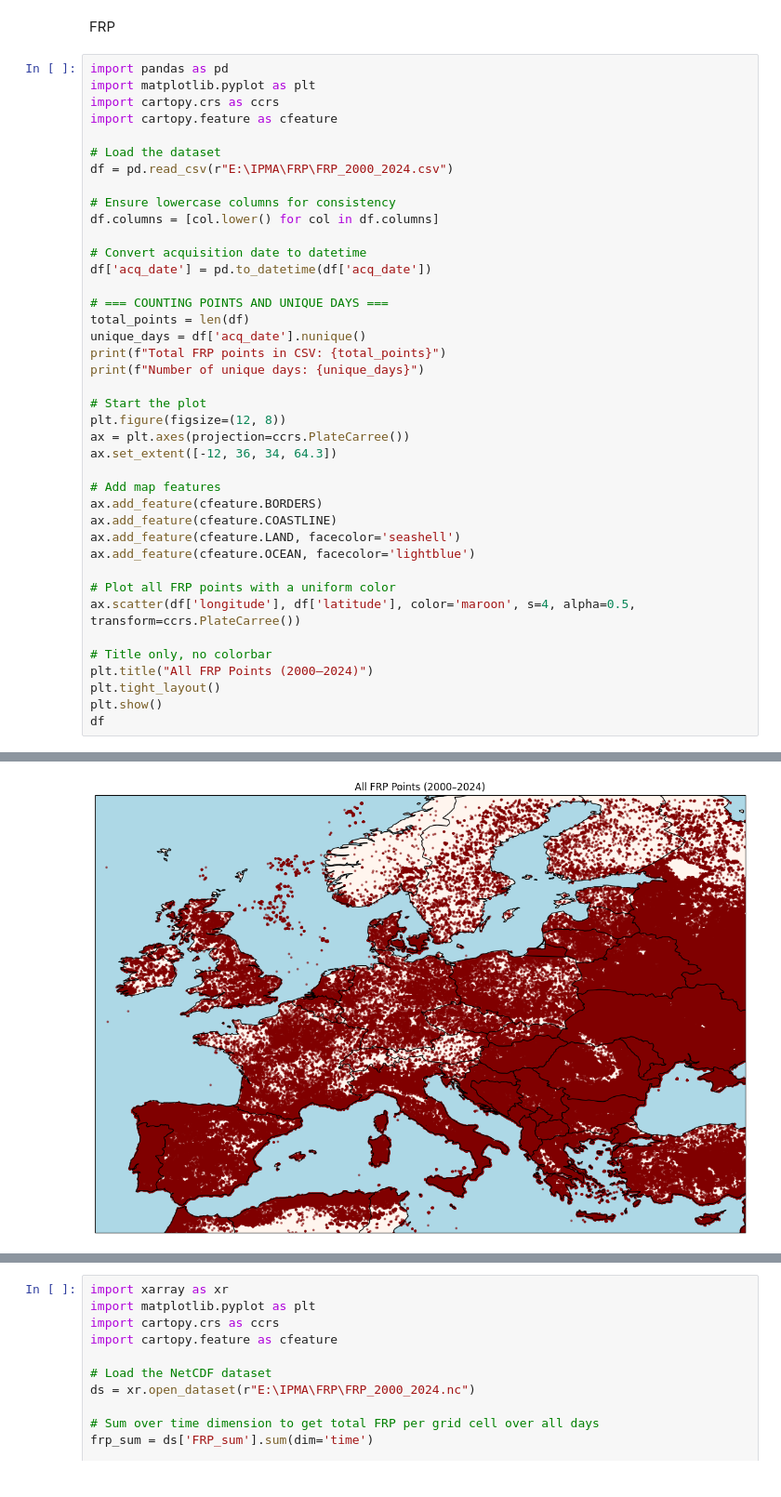
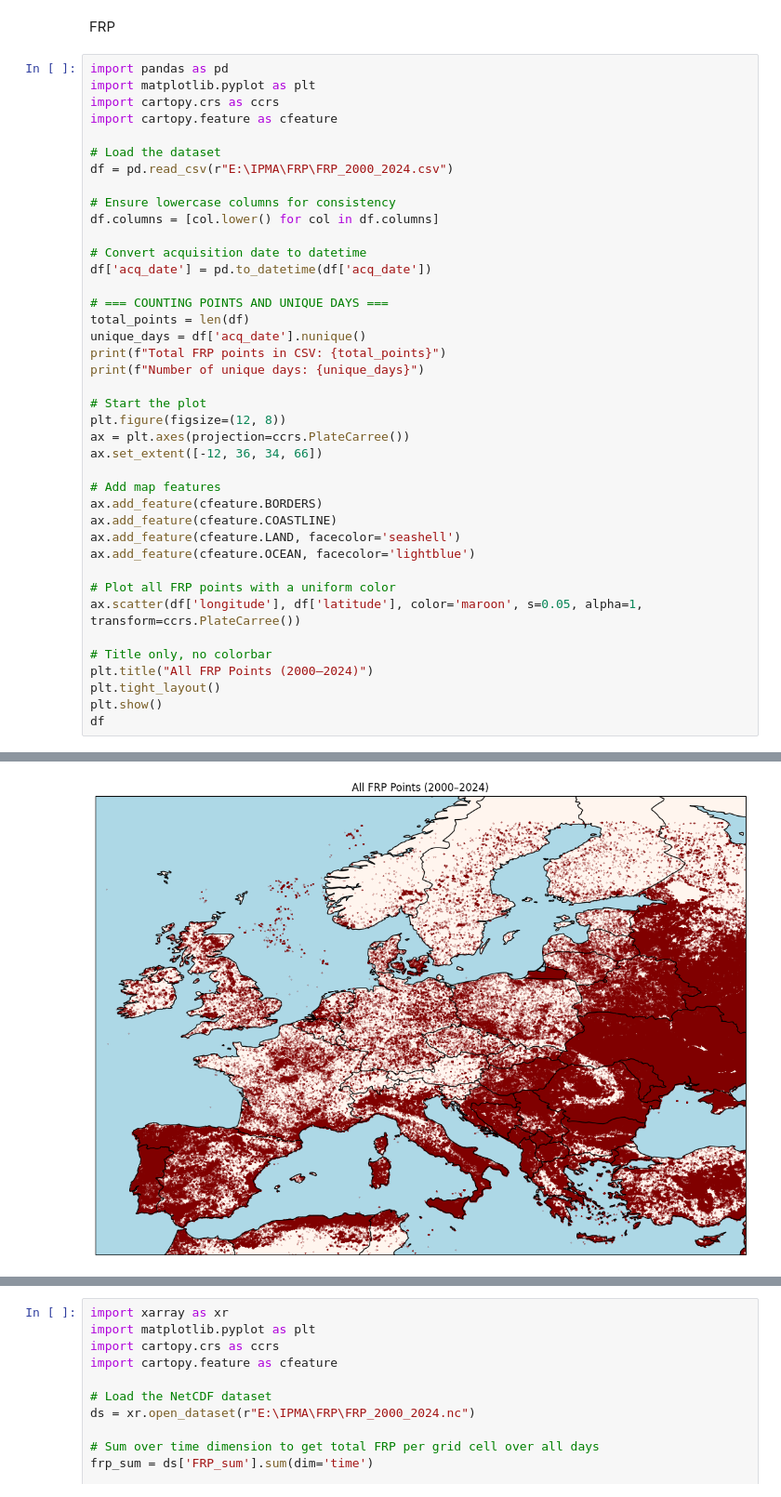
Before and after one commit to Sofs27/Thesis, a Jupyter notebook: Code/Wildfire.ipynb, the cells around one changed output, grey strips where cells are left out. Shown at 93% size. Cells and saved outputs as stored; diff of their text form.

```diff
--- a/Code/Wildfire.ipynb
+++ b/Code/Wildfire.ipynb
@@ -14,36 +14,36 @@ df.columns = [col.lower() for col in df.columns]
 
 # Convert acquisition date to datetime
 df['acq_date'] = pd.to_datetime(df['acq_date'])
 
 # === COUNTING POINTS AND UNIQUE DAYS ===
 total_points = len(df)
 unique_days = df['acq_date'].nunique()
 print(f"Total FRP points in CSV: {total_points}")
 print(f"Number of unique days: {unique_days}")
 
 # Start the plot
 plt.figure(figsize=(12, 8))
 ax = plt.axes(projection=ccrs.PlateCarree())
-ax.set_extent([-12, 36, 34, 64.3])
+ax.set_extent([-12, 36, 34, 66])
 
 # Add map features
 ax.add_feature(cfeature.BORDERS)
 ax.add_feature(cfeature.COASTLINE)
 ax.add_feature(cfeature.LAND, facecolor='seashell')
 ax.add_feature(cfeature.OCEAN, facecolor='lightblue')
 
 # Plot all FRP points with a uniform color
-ax.scatter(df['longitude'], df['latitude'], color='maroon', s=4, alpha=0.5, transform=ccrs.PlateCarree())
+ax.scatter(df['longitude'], df['latitude'], color='maroon', s=0.05, alpha=1, transform=ccrs.PlateCarree())
 
 # Title only, no colorbar
 plt.title("All FRP Points (2000–2024)")
 plt.tight_layout()
 plt.show()
 df
 # %% [output]
 Total FRP points in CSV: 2022355
 Number of unique days: 8795
-[figure, old version]
+[figure, new version]
 |  | latitude | longitude | brightness | scan | track | acq_date | acq_time | satellite | instrument | ... |
 | 0 | 36.8527 | 35.3594 | 306.0 | 2.1 | 1.4 | 2000-11-01 | 815 | Terra | MODIS | ... |
 | 1 | 49.5459 | 23.5306 | 326.6 | 1.0 | 1.0 | 2000-11-01 | 950 | Terra | MODIS | ... |
```
Also changed, not shown: parts of 7 cells of this notebook, 14 other files.
